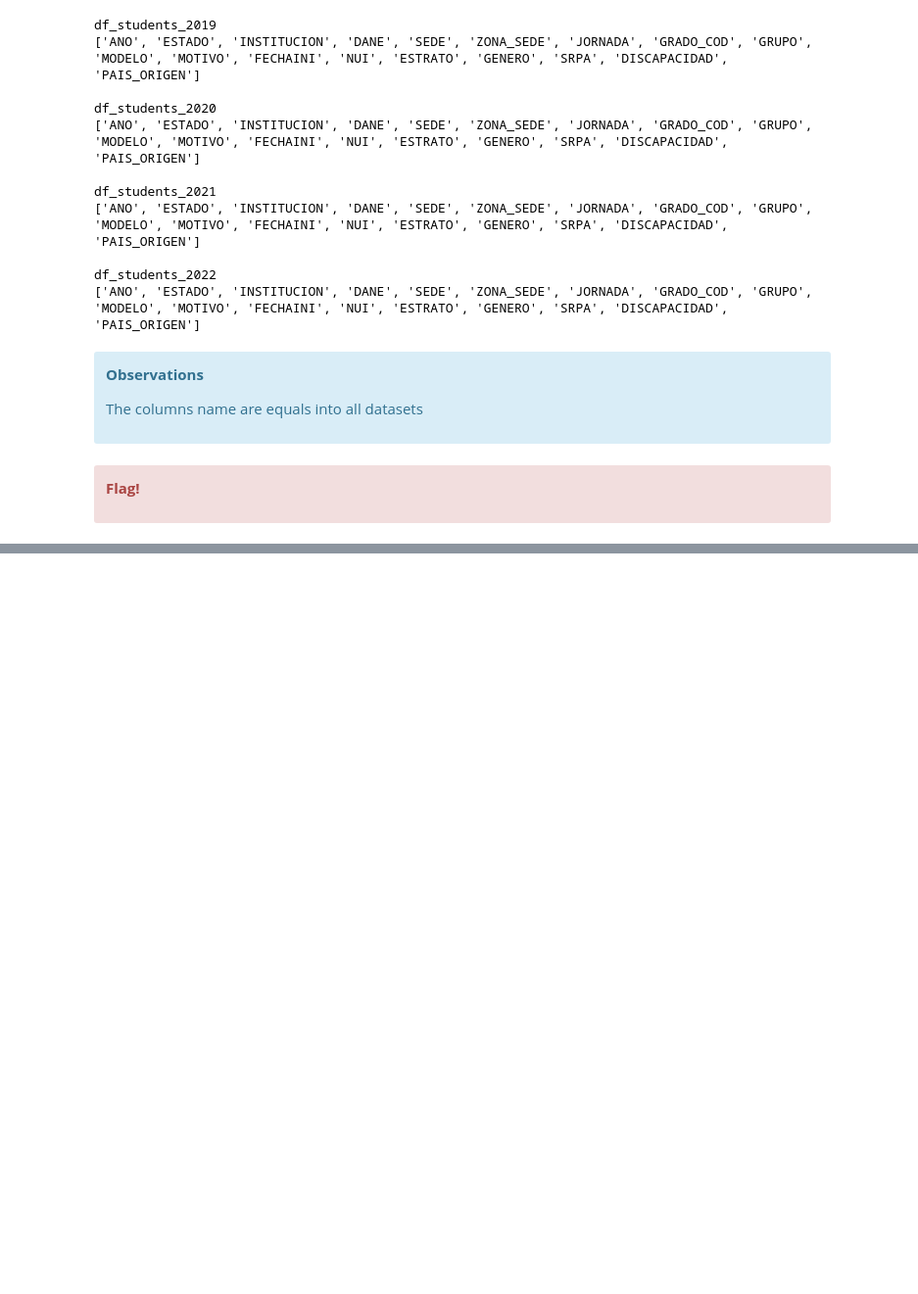
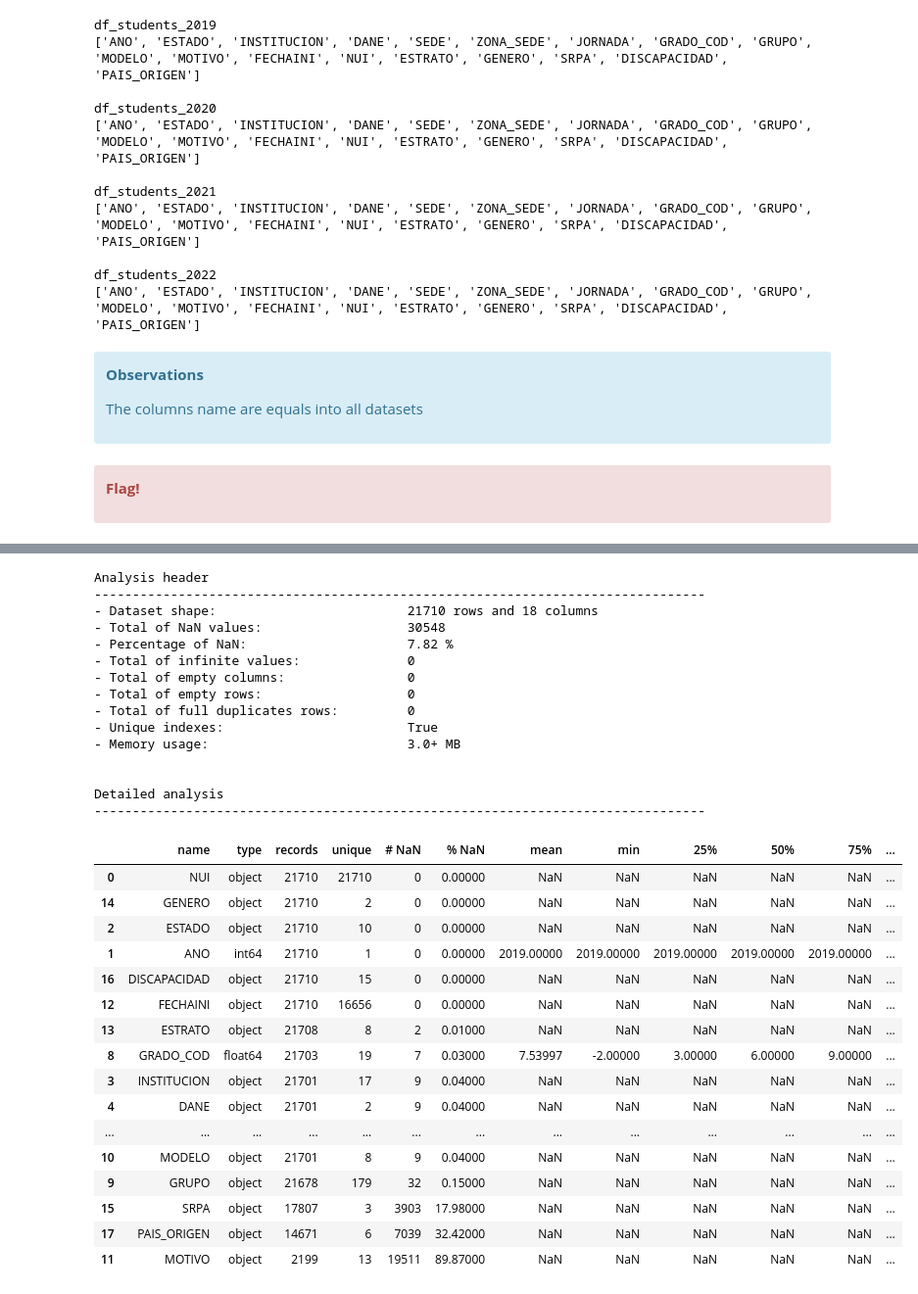
Before and after one commit to samirhinojosa/school-dropout-in-sogamoso, a Jupyter notebook: notebooks/school_dropout_eda.ipynb, the cells around one changed output, grey strips where cells are left out. Shown at 98% size. Drawn from its saved outputs; the diff is of its cells as text; code cells hidden in the pictures; blank space fills up the shorter version.

```diff
--- a/notebooks/school_dropout_eda.ipynb
+++ b/notebooks/school_dropout_eda.ipynb
@@ -302,0 +501,4 @@ Analysis header
+# %%
+df_temp = df_students_2019.set_index("NUI").fillna(df_students_2022.set_index("NUI")).reset_index()
+df_temp = df_temp.set_index("NUI").fillna(df_students_2021.set_index("NUI")).reset_index()
+df_temp = df_temp.set_index("NUI").fillna(df_students_2020.set_index("NUI")).reset_index()
@@ -302,0 +540,35 @@ Analysis header
+# %%
+df_analysis(df_temp, analysis_type="complete")
+# %% [output]
+Analysis header
+--------------------------------------------------------------------------------
+- Dataset shape:                         21710 rows and 18 columns
+- Total of NaN values:                   30548
+- Percentage of NaN:                     7.82 %
+- Total of infinite values:              0
+- Total of empty columns:                0
+- Total of empty rows:                   0
+- Total of full duplicates rows:         0
+- Unique indexes:                        True
+- Memory usage:                          3.0+ MB
+
+
+Detailed analysis
+--------------------------------------------------------------------------------
+|  | name | type | records | unique | # NaN | % NaN | mean | min | 25% | 50% | 75% | ... |
+| 0 | NUI | object | 21710 | 21710 | 0 | 0.00000 | NaN | NaN | NaN | NaN | NaN | ... |
+| 14 | GENERO | object | 21710 | 2 | 0 | 0.00000 | NaN | NaN | NaN | NaN | NaN | ... |
+| 2 | ESTADO | object | 21710 | 10 | 0 | 0.00000 | NaN | NaN | NaN | NaN | NaN | ... |
+| 1 | ANO | int64 | 21710 | 1 | 0 | 0.00000 | 2019.00000 | 2019.00000 | 2019.00000 | 2019.00000 | 2019.00000 | ... |
+| 16 | DISCAPACIDAD | object | 21710 | 15 | 0 | 0.00000 | NaN | NaN | NaN | NaN | NaN | ... |
+| 12 | FECHAINI | object | 21710 | 16656 | 0 | 0.00000 | NaN | NaN | NaN | NaN | NaN | ... |
+| 13 | ESTRATO | object | 21708 | 8 | 2 | 0.01000 | NaN | NaN | NaN | NaN | NaN | ... |
+| 8 | GRADO_COD | float64 | 21703 | 19 | 7 | 0.03000 | 7.53997 | -2.00000 | 3.00000 | 6.00000 | 9.00000 | ... |
+| 3 | INSTITUCION | object | 21701 | 17 | 9 | 0.04000 | NaN | NaN | NaN | NaN | NaN | ... |
+| 4 | DANE | object | 21701 | 2 | 9 | 0.04000 | NaN | NaN | NaN | NaN | NaN | ... |
+| ... | ... | ... | ... | ... | ... | ... | ... | ... | ... | ... | ... | ... |
+| 10 | MODELO | object | 21701 | 8 | 9 | 0.04000 | NaN | NaN | NaN | NaN | NaN | ... |
+| 9 | GRUPO | object | 21678 | 179 | 32 | 0.15000 | NaN | NaN | NaN | NaN | NaN | ... |
+| 15 | SRPA | object | 17807 | 3 | 3903 | 17.98000 | NaN | NaN | NaN | NaN | NaN | ... |
+| 17 | PAIS_ORIGEN | object | 14671 | 6 | 7039 | 32.42000 | NaN | NaN | NaN | NaN | NaN | ... |
+| 11 | MOTIVO | object | 2199 | 13 | 19511 | 89.87000 | NaN | NaN | NaN | NaN | NaN | ... |
```
Also changed, not shown: parts of 11 cells of this notebook, 1 other file.
